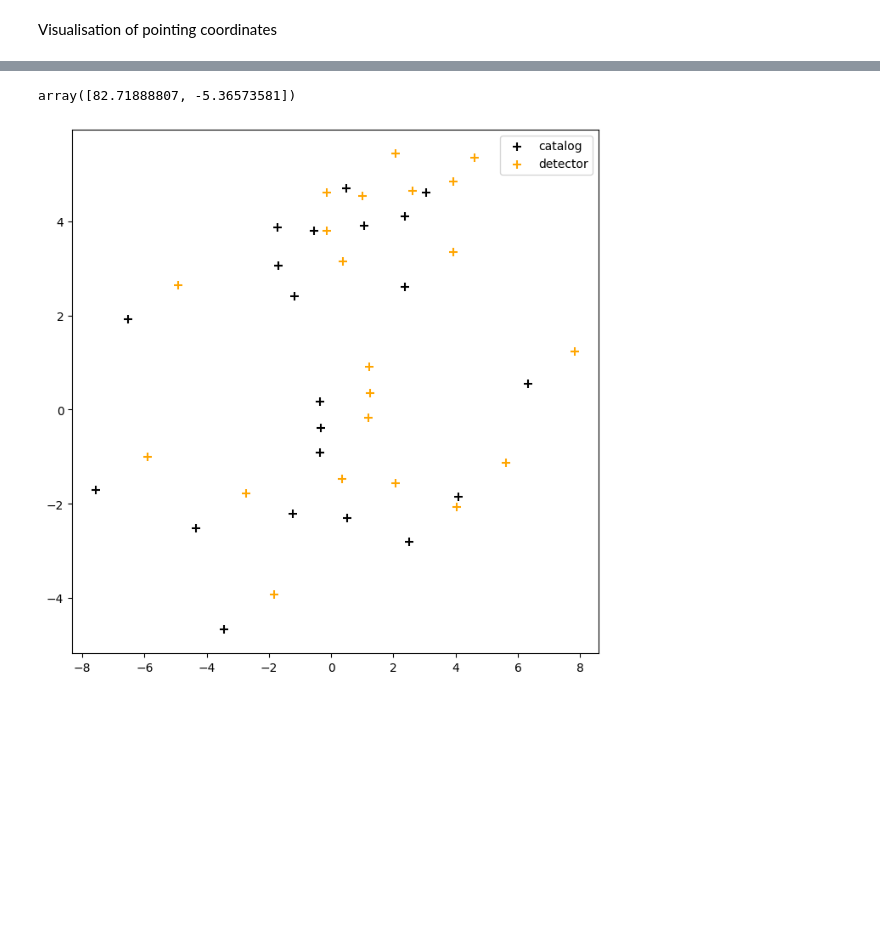
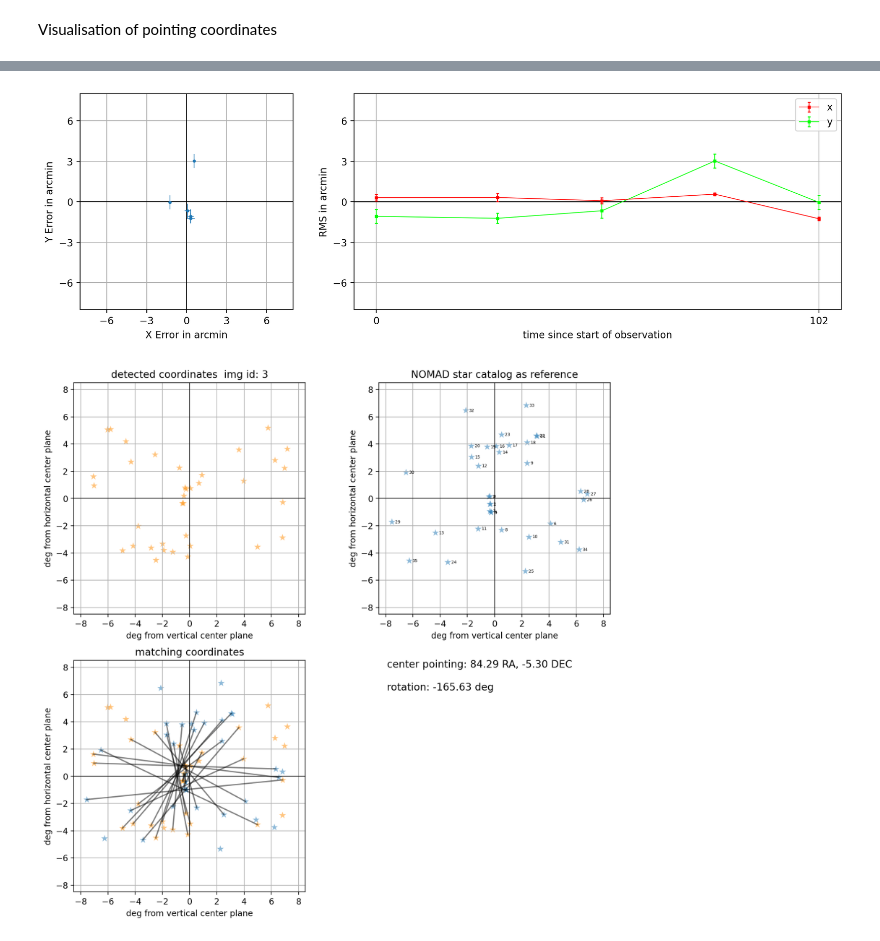
Before and after one commit to LukeKerman/TUB, a Jupyter notebook: AstroTUBIN_data_pipeline.ipynb, the cells around one changed output, grey strips where cells are left out. Drawn from its saved outputs; the diff is of its cells as text; code cells hidden in the pictures; blank space fills up the shorter version.

Commit message:
added camera and star catalog overlap plot

```diff
--- a/AstroTUBIN_data_pipeline.ipynb
+++ b/AstroTUBIN_data_pipeline.ipynb
@@ -32,12 +23,13 @@ flat_img = plt.imread('/Users/lukas/Dokumente/Uni/Thesis/calibration/FF_VIS.png'
 # %% [markdown]
 defining target coordinates and import of star coordinates
 # %%
-tgt_coord = np.array([83.5, -5]) #RA, DEC
+tgt_coord = np.array([83.5, -5]) #RA, DEC in deg
 
 Vizier.ROW_LIMIT = -1
 Vmag_limit = 5.65 #magnitude limit for catalog stars
+catalog_radius = 8
 
-result = Vizier.query_region(coord.SkyCoord(ra=tgt_coord[0]*u.deg, dec=tgt_coord[1]*u.deg, unit=(u.deg, u.deg), frame='icrs'), radius=8*u.deg, column_filters={'Vmag': '<'+str(Vmag_limit)}, catalog='NOMAD')
+result = Vizier.query_region(coord.SkyCoord(ra=tgt_coord[0]*u.deg, dec=tgt_coord[1]*u.deg, unit=(u.deg, u.deg), frame='icrs'), radius=catalog_radius*u.deg, column_filters={'Vmag': '<'+str(Vmag_limit)}, catalog='NOMAD')
 x = result[-1]['NOMAD1', 'RAJ2000', 'DEJ2000', 'Vmag']
 
 norm_star_coord = np.array([[-(i-tgt_coord[0]), j-tgt_coord[1]] for i, j in zip(x['RAJ2000'], x['DEJ2000'])]) #star coordinates with target offset
@@ -116,7 +107,7 @@ Application of camera model on image data and referencing stars
 coord_ang = camera_angle(np.transpose(red_data)[0])
 
 #find matching stars, connect data and calculate camera pointing
-pointing, flux_time, ap_time, conn_stars, rad_star_curves = match_images(coord_ang, red_data, norm_star_coord, tgt_coord, mode=1)  #mode 0: relative (default ref_idx=0); mode 1: absolute (star catalog)
+pointing, flux_time, ap_time, conn_stars, rad_star_curves = match_images(coord_ang, red_data, tgt_coord, norm_star_coord, mode=1)  #mode 0: relative (default ref_idx=0); mode 1: absolute (star catalog)
 # %% [output]
 creating time series...
 analyse reference image...
@@ -339,26 +128,8 @@ plt.show()
-# %%
-pointing[0,0:2]
-# %% [output]
-array([82.71888807, -5.36573581])
-# %%
-angle = np.radians(pointing[0,2])
-
-rotation_matrix = np.array([[np.cos(angle), -np.sin(angle)],
-                            [np.sin(angle), np.cos(angle)]])
-
-a = -pointing[0,0:2]+tgt_coord
-#a[0] *= -1
-
-rotated_stars = np.dot(rotation_matrix, conn_stars[0][:,0:2].T).T + a
-
-plt.close('all')
-plt.figure(figsize=(8,8))
-
-plt.scatter(conn_stars[0][:,2], conn_stars[0][:,3], marker='+', color='k', s=50, label='catalog')
-plt.scatter(rotated_stars[:,0], rotated_stars[:,1], marker='+', color='orange', s=50, label='detector')
-
-plt.legend()
-
-plt.show()
-# %% [output]
-[figure, removed]
+# %%
+plot_pointing(pointing, times)
+# %% [output]
+[figure, added]
+# %%
+plot_registration(3, coord_ang, norm_star_coord, conn_stars, pointing)
+# %% [output]
+[figure, added]
```
Also changed, not shown: parts of 11 cells of this notebook, 2 other files.
